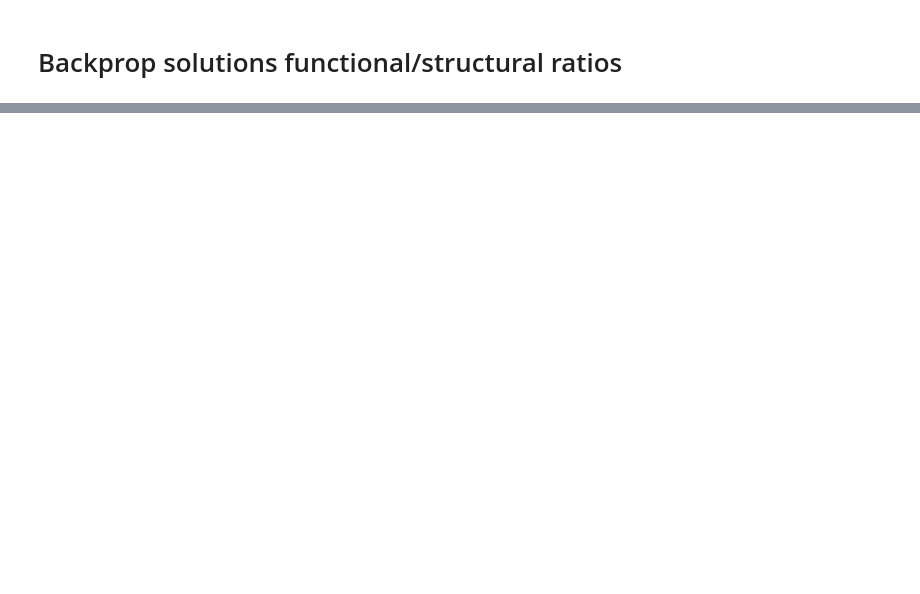
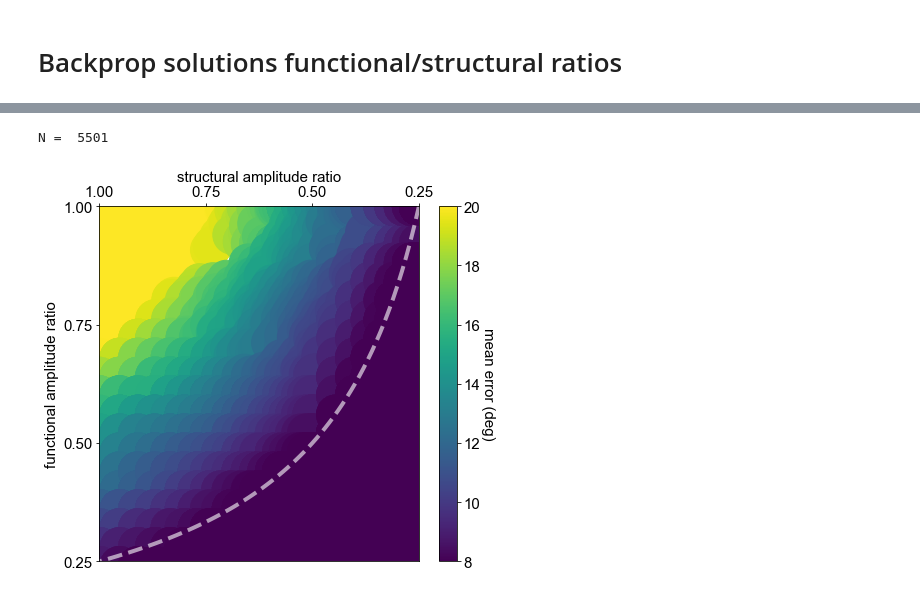
Before and after one commit to azaho/ccn_story3, a Jupyter notebook: radius.ipynb, the cells around one changed output, grey strips where cells are left out. Cells and saved outputs as stored; diff of their text form; code cells hidden in the pictures; blank space fills up the shorter version.

```diff
--- a/radius.ipynb
+++ b/radius.ipynb
@@ -450,0 +508,45 @@ ax.spines['right'].set_visible(False)
+# %%
+fig = plt.figure(figsize=(4.5*1.5, 4*1.5))
+plt.rc('font', **{'family': 'Arial', 'weight': 'normal', 'size': 15})
+
+vmin, vmax = 8, 20
+
+sf = factors.reshape(-1, 6)[:, 3]
+sa = factors.reshape(-1, 6)[:, 4]
+
+x = 1/factors.reshape(-1, 6)[:, 1]
+y = 1/factors.reshape(-1, 6)[:, 2]
+e = np.clip(factors.reshape(-1, 6)[:, 0], vmin, vmax)
+
+# limit the range of the shuffle amount, and remove all non-finite values
+filter = (sa < 200) & (np.isfinite(x) & np.isfinite(y))
+x = x[filter]
+y = y[filter]
+e = e[filter]
+
+order = np.arange(len(e))
+order = np.argsort(e)[::-1]
+scatter = plt.scatter(x[order], y[order], 1500, alpha=1, c=e[order], cmap='viridis', vmin=vmin, vmax=vmax)
+cbar = plt.colorbar(scatter)
+cbar.set_label('mean error (deg)', rotation=270, labelpad=15)
+
+xx = np.linspace(0.01, 1, 100)
+plt.plot(xx, 1/4/xx, "--", color="white", alpha=0.6, linewidth=4, label="structural * functional = 4.5")
+
+plt.ylabel("functional amplitude ratio")
+plt.xlabel("structural amplitude ratio")
+#plt.legend(loc=1)
+
+plt.ylim(1, 1/4)
+plt.xlim(1, 1/4)
+plt.xticks([1, 0.75, 0.5, 0.25])
+plt.yticks([1, 0.75, 0.5, 0.25])
+plt.gca().invert_yaxis()
+plt.gca().tick_params(top=True, labeltop=True, bottom=False, labelbottom=False)
+plt.gca().xaxis.set_label_position('top')
+plt.tight_layout()
+print("N = ", np.sum(~np.isnan(x[order])))
+#plt.savefig('paper_figures/_structural_functional_ratio.pdf', bbox_inches='tight')
+# %% [output]
+N =  5501
+[figure, added]
```
Also changed, not shown: parts of 14 cells of this notebook, 6 other files.
